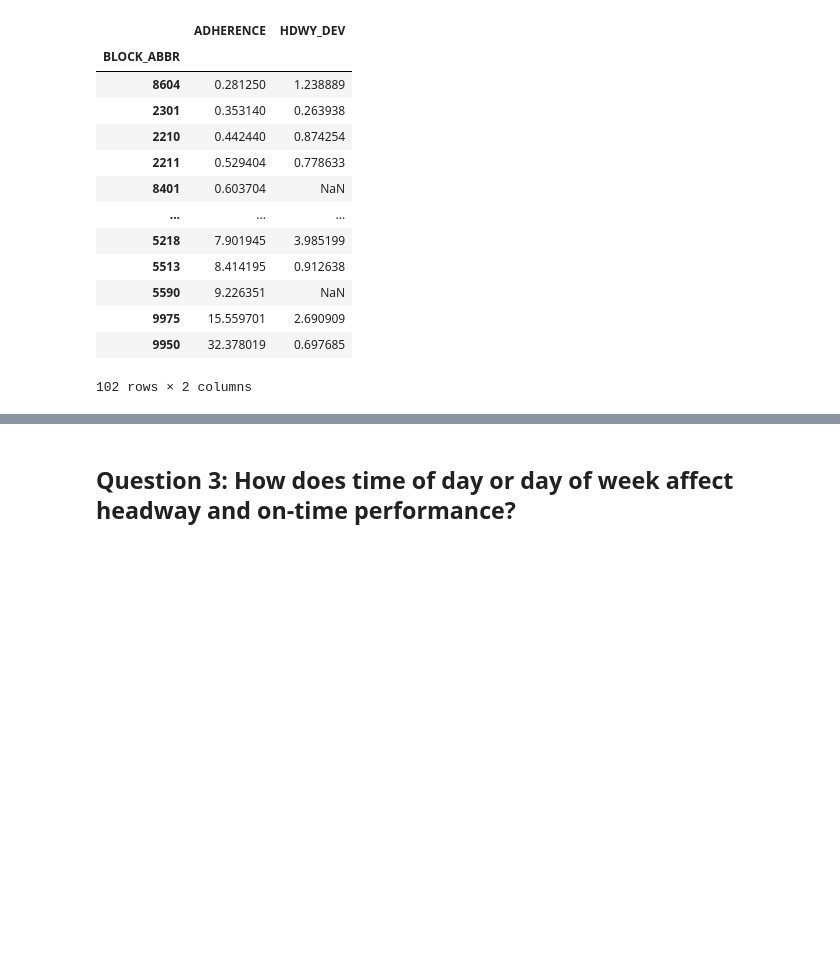
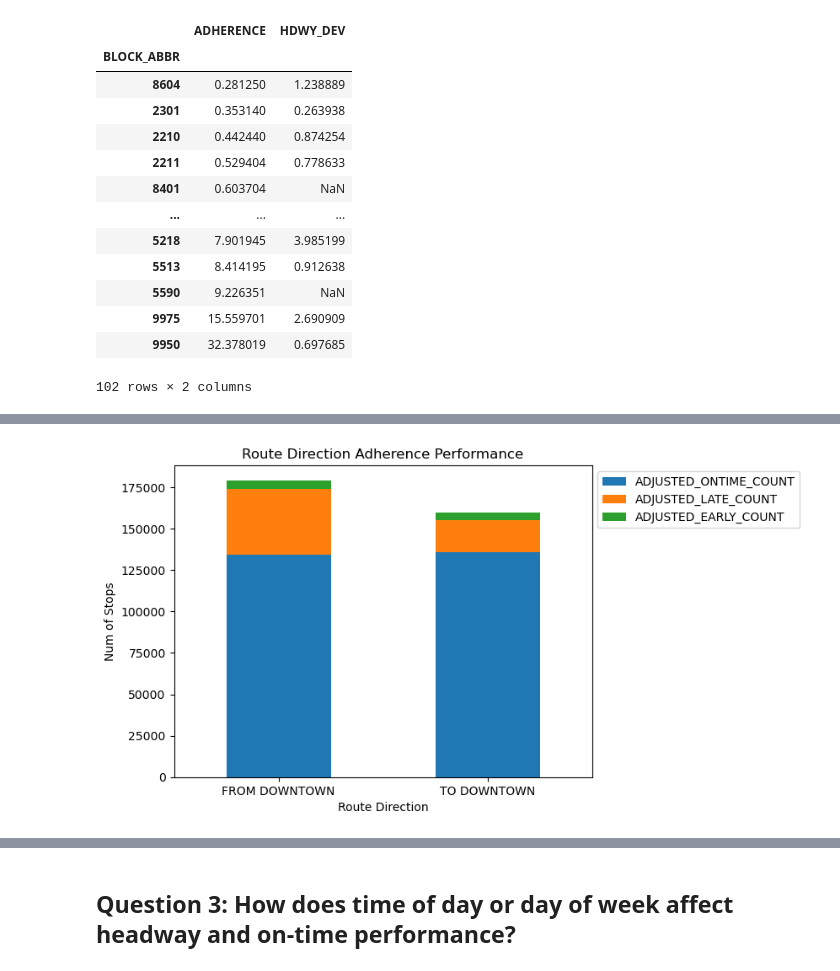
Before and after one commit to NSS-Data-Analytics-Cohort-11/wego-caesars-legion, a Jupyter notebook: notebooks/WeGo Data Introduction.ipynb, the cells around one changed output, grey strips where cells are left out. Saved outputs shown, nothing was run; the diff lists cells and outputs as text; code cells hidden in the pictures; blank space fills up the shorter version.

```diff
--- a/notebooks/WeGo Data Introduction.ipynb
+++ b/notebooks/WeGo Data Introduction.ipynb
@@ -17,0 +31,17 @@ wego.head()
+# %%
+# Create Bunching or Gapping Indicator
+def is_hdwy_bunching(dev, pct):
+    if (dev < 0) & (pct > 50):
+        return int(1)
+    else:
+        return int(0)
+def is_hdwy_gapping(dev, pct):
+    if (dev > 0) & (pct > 50):
+        return int(1)
+    else:
+        return int(0)
+def is_hdwy_acceptable(pct):
+    if pct <= 50:
+        return int(1)
+    else:
+        return int(0)
@@ -330,0 +458,13 @@ wego.groupby('BLOCK_ABBR')[['ADHERENCE','HDWY_DEV']].mean().abs().sort_values('A
+# %%
+ax = (
+    wego.groupby('ROUTE_DIRECTION_NAME')
+         [['ADJUSTED_ONTIME_COUNT', 'ADJUSTED_LATE_COUNT', 'ADJUSTED_EARLY_COUNT']]
+         .sum()
+).plot(kind='bar', stacked=True)
+ax.set(title = 'Route Direction Adherence Performance',
+        xlabel = 'Route Direction',
+       ylabel = 'Num of Stops')
+ax.legend(bbox_to_anchor=(1, 1))
+ax.tick_params(axis='x', rotation=0)
+# %% [output]
+[figure, added]
```
Also changed, not shown: parts of 72 cells of this notebook, 1 other file.
